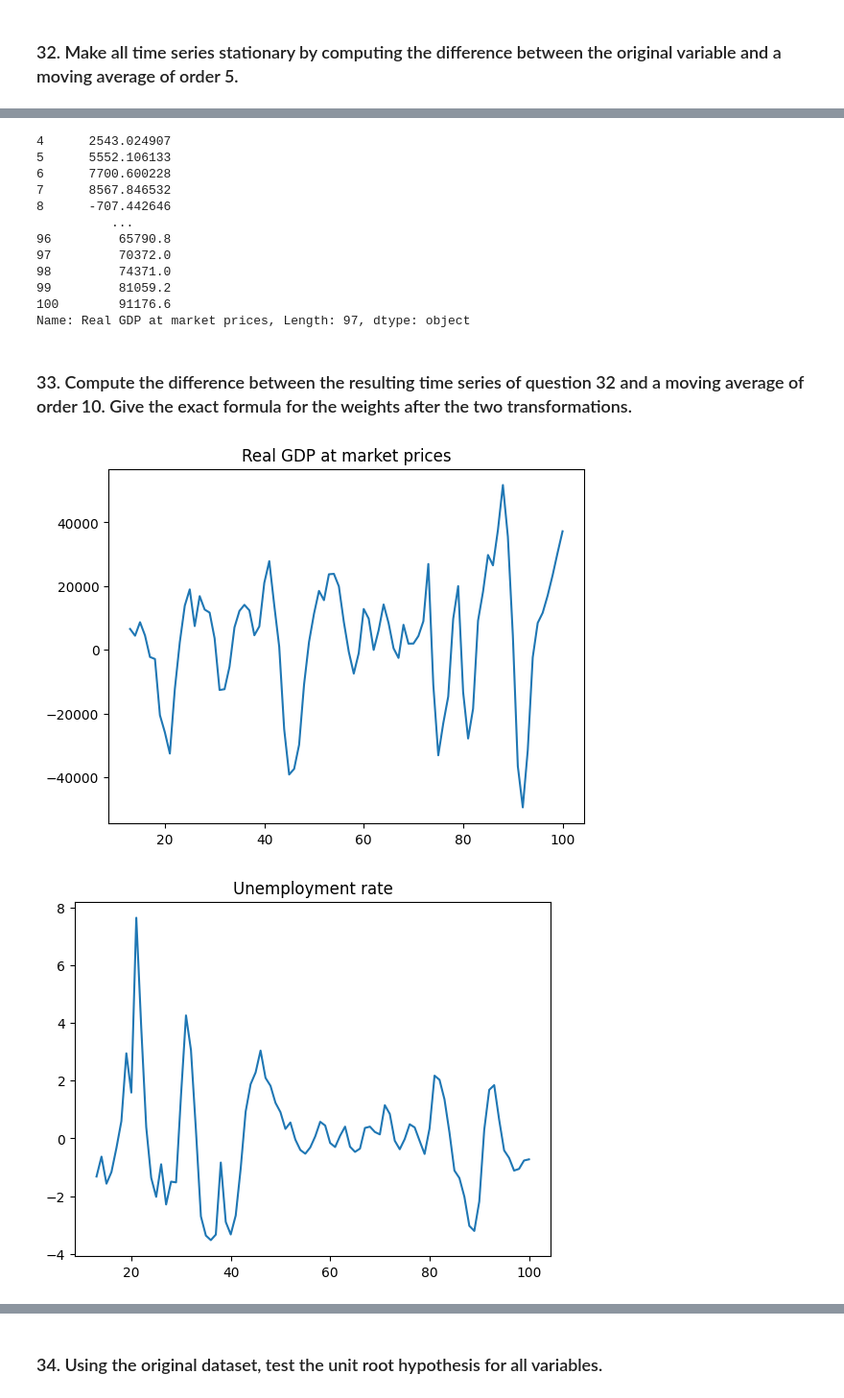
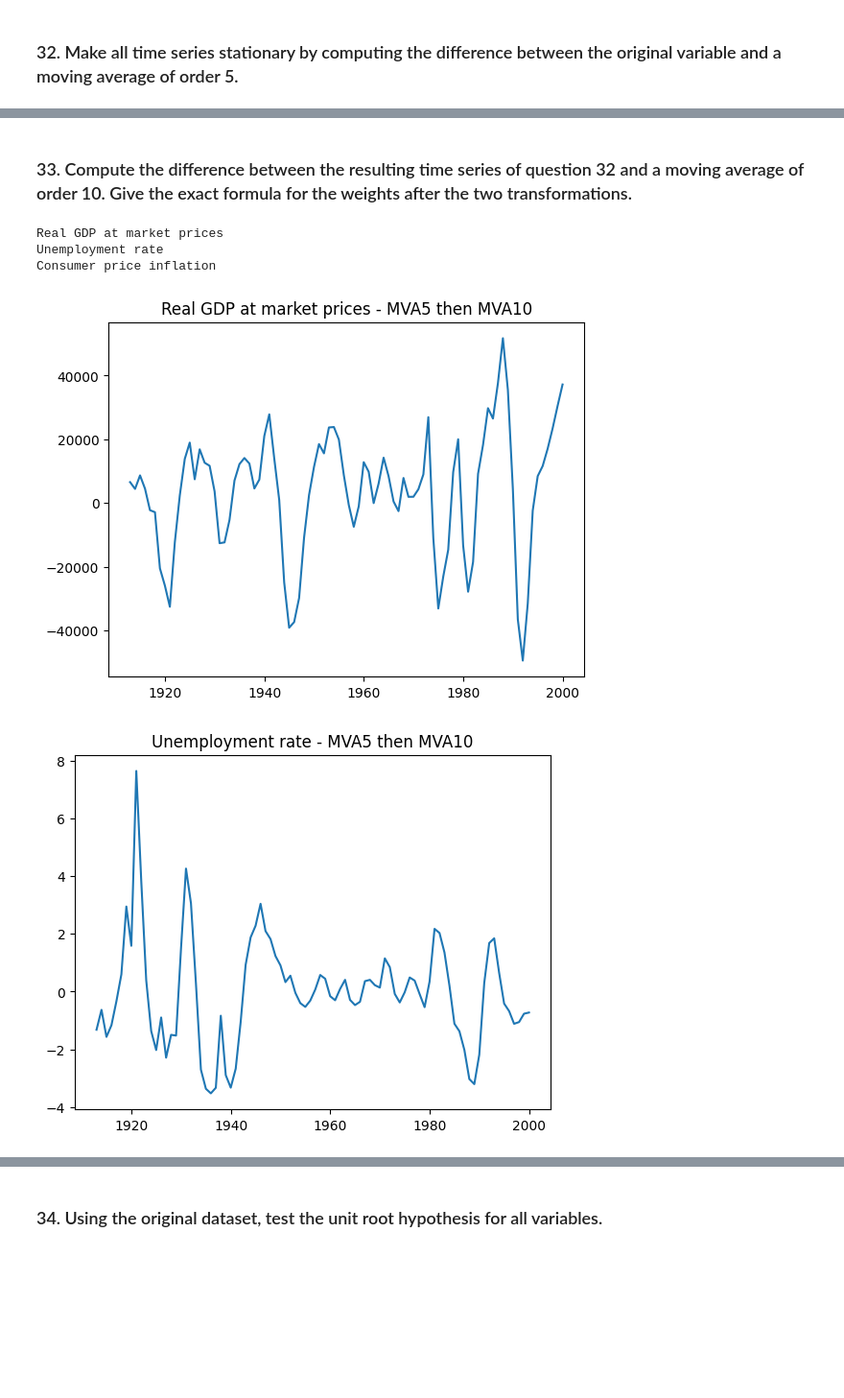
Before and after one commit to LucasChevrierGit/econometricsProject, a Jupyter notebook: project.ipynb, the cells around one changed output, grey strips where cells are left out. Shown at 96% size. Saved outputs shown, nothing was run; the diff lists cells and outputs as text; code cells hidden in the pictures; blank space fills up the shorter version.

```diff
--- a/project.ipynb
+++ b/project.ipynb
@@ -53,13 +38,18 @@ Note: you may need to restart the kernel to use updated packages.
 df = pd.read_excel('./textfiles/threecenturies_v2.3.xlsx', sheet_name='A1. Headline series')
 # %%
 #Real GDP at market prices for the period 1900-2000
+years = np.arange(1900,2001)
 real_GDP = df.loc[246:346, 'A1. Headline Annual Series'].reset_index(drop=True)
 real_GDP = real_GDP.rename('Real GDP at market prices')
+real_GDP.index = years
+real_GDP.astype('float64')
 
 #Unemployment rate for the period 1900-2000
-unemp_rate = df.loc[246:346, 'Unnamed: 15'].reset_index(drop=True)
+unemp_rate = df.loc[246:346, 'Unnamed: 15']
+unemp_rate.index = years
 unemp_rate = unemp_rate.rename('Unemployment rate')
 
 #Consumer price inflation for the period 1900-2000
 cons_price_infl = df.loc[246:346, 'Unnamed: 28'].reset_index(drop=True)
 cons_price_infl = cons_price_infl.rename('Consumer price inflation')
+cons_price_infl.index = years
@@ -138,3 +98,9 @@ moving_avg_cons_price_infl = cons_price_infl.rolling(window=5).mean()
 price_inf_stationary = (cons_price_infl - moving_avg_cons_price_infl).dropna()
 
 res32 = [real_gdp_stationary, unemp_rate_stationary, price_inf_stationary]
+
+for val in res32 :
+
+    plt.figure()
+    plt.title(val.name + ' (stationnary)')
+    plt.plot(val)
@@ -141,30 +111,21 @@ res32 = [real_gdp_stationary, unemp_rate_stationary, price_inf_stationary]
-# %%
-real_gdp_stationary
-# %% [output]
-4      2543.024907
-5      5552.106133
-6      7700.600228
-7      8567.846532
-8      -707.442646
-          ...
-96         65790.8
-97         70372.0
-98         74371.0
-99         81059.2
-100        91176.6
-Name: Real GDP at market prices, Length: 97, dtype: object
 # %% [markdown]
  ### 33. Compute the difference between the resulting time series of question 32 and a moving average of order 10. Give the exact formula for the weights after the two transformations.
 # %%
 res33 = {}
 for val in res32 :
     moving_avg = val.rolling(window=10).mean()
     res33[val.name + ' MVA5 then MVA10'] = (val-moving_avg).dropna()
     plt.figure()
-    plt.title(val.name)
+    plt.title(val.name + ' - MVA5 then MVA10')
+    print(val.name)
     plt.plot((val-moving_avg).dropna())
 
-moving_avg_real_gdp = res33['Real GDP at market prices MVA5 then MVA10']
+real_gdp_stationary = res33['Real GDP at market prices MVA5 then MVA10']
+price_inf_stationary = res33['Consumer price inflation MVA5 then MVA10']
+unemp_rate_stationary = res33['Unemployment rate MVA5 then MVA10']
 # %% [output]
+Real GDP at market prices
+Unemployment rate
+Consumer price inflation
-[figure, old version]
+[figure, new version]
-[figure, old version]
+[figure, new version]
```
Also changed, not shown: parts of 29 cells of this notebook.
